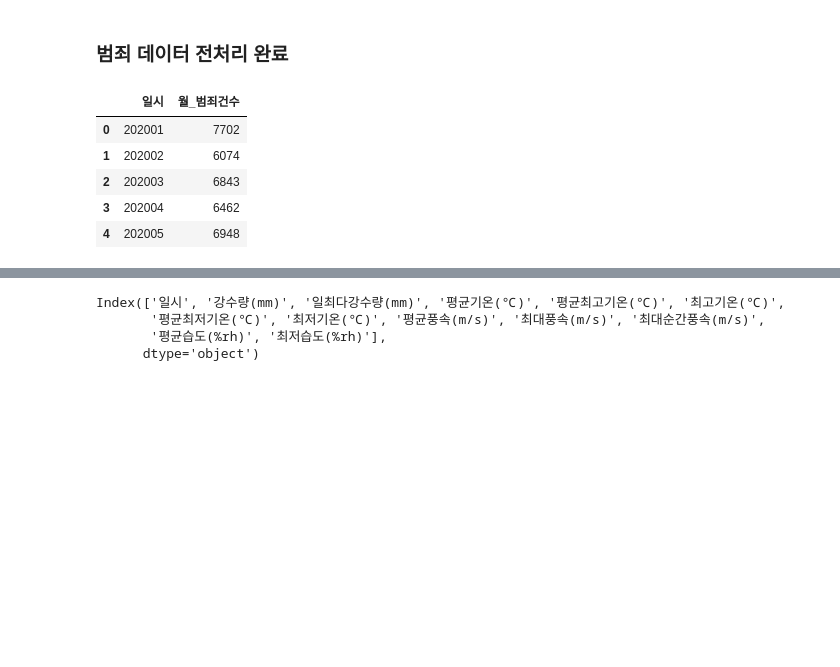
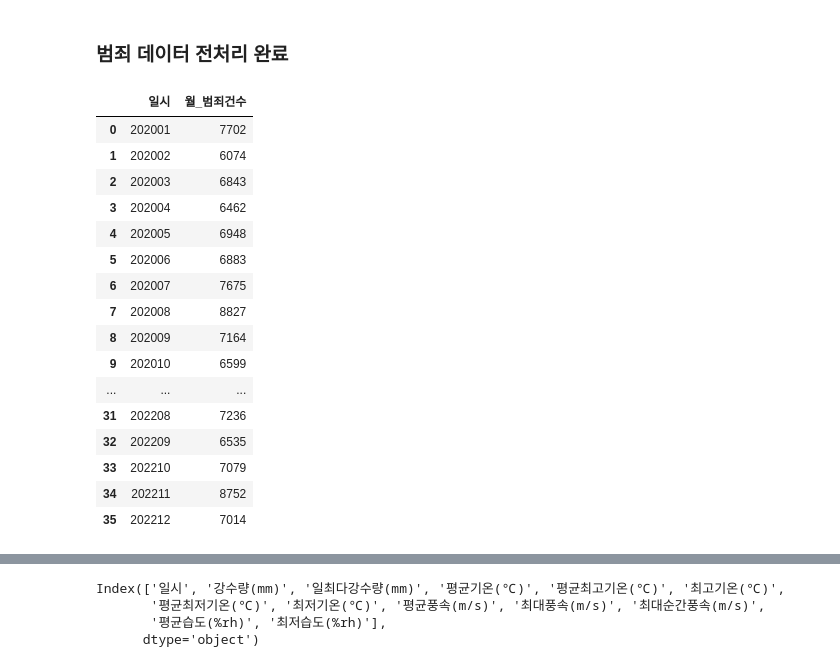
Before and after one commit to BanSugyeong/Crime-Alert-Service, a Jupyter notebook: machine learning/analyze/regression/mra.ipynb, the cells around one changed output, grey strips where cells are left out. Cells and saved outputs as stored; diff of their text form; code cells hidden in the pictures; blank space fills up the shorter version.

```diff
--- a/machine learning/analyze/regression/mra.ipynb
+++ b/machine learning/analyze/regression/mra.ipynb
@@ -121,14 +121,25 @@ weather = pd.read_csv('s_weather.csv', encoding='cp949')
 ### 범죄 데이터 전처리 완료
 # %%
 month_crime = pd.read_csv('crime_seoul_all.csv', encoding='cp949', index_col=0)
-month_crime.head()
+month_crime
 # %% [output]
 |  | 일시 | 월_범죄건수 |
 | 0 | 202001 | 7702 |
 | 1 | 202002 | 6074 |
 | 2 | 202003 | 6843 |
 | 3 | 202004 | 6462 |
 | 4 | 202005 | 6948 |
+| 5 | 202006 | 6883 |
+| 6 | 202007 | 7675 |
+| 7 | 202008 | 8827 |
+| 8 | 202009 | 7164 |
+| 9 | 202010 | 6599 |
+| ... | ... | ... |
+| 31 | 202208 | 7236 |
+| 32 | 202209 | 6535 |
+| 33 | 202210 | 7079 |
+| 34 | 202211 | 8752 |
+| 35 | 202212 | 7014 |
 # %%
 weather.head()
 # %% [output]
```
Also changed, not shown: parts of 4 cells of this notebook, 16 other files.
